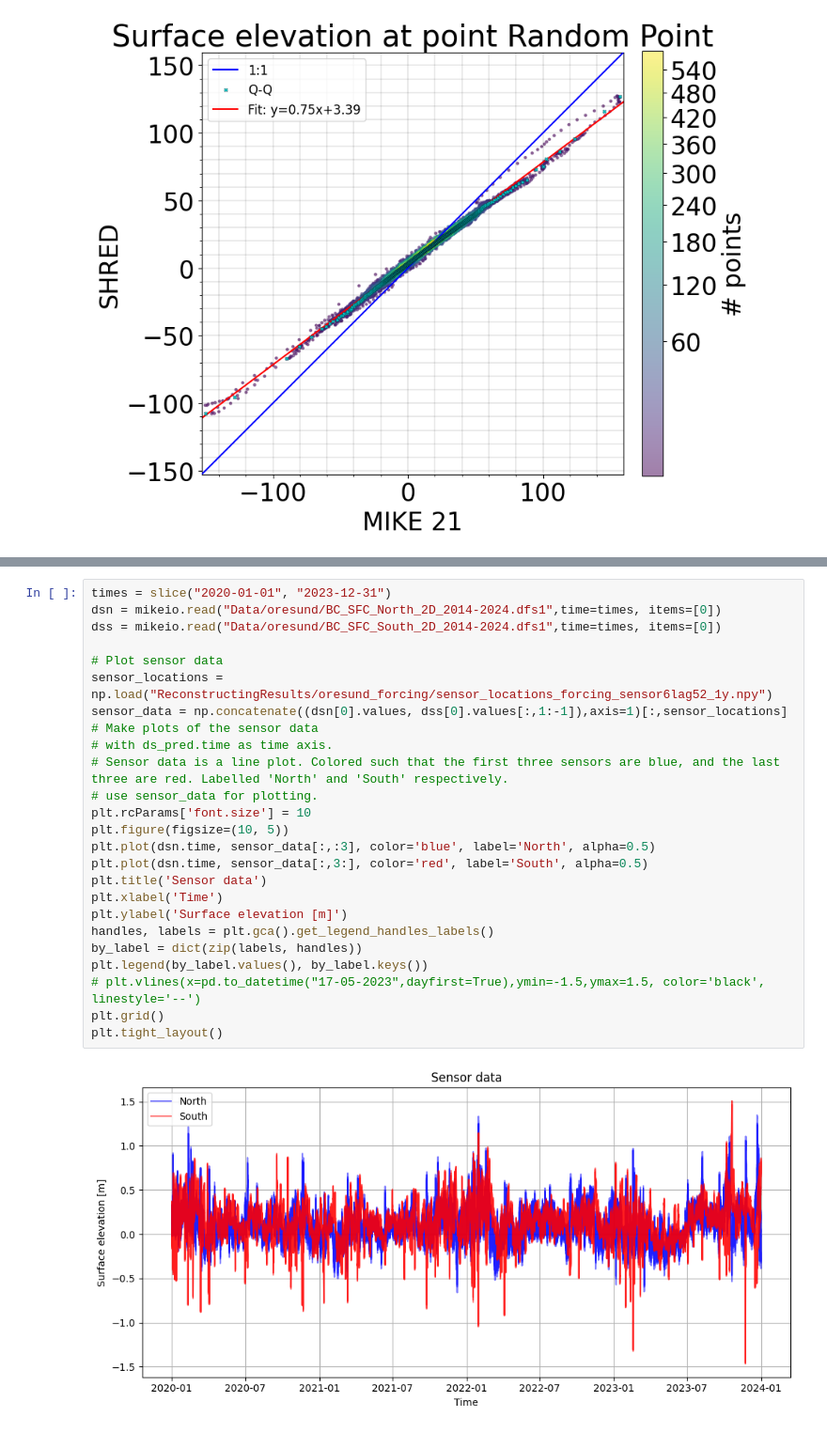
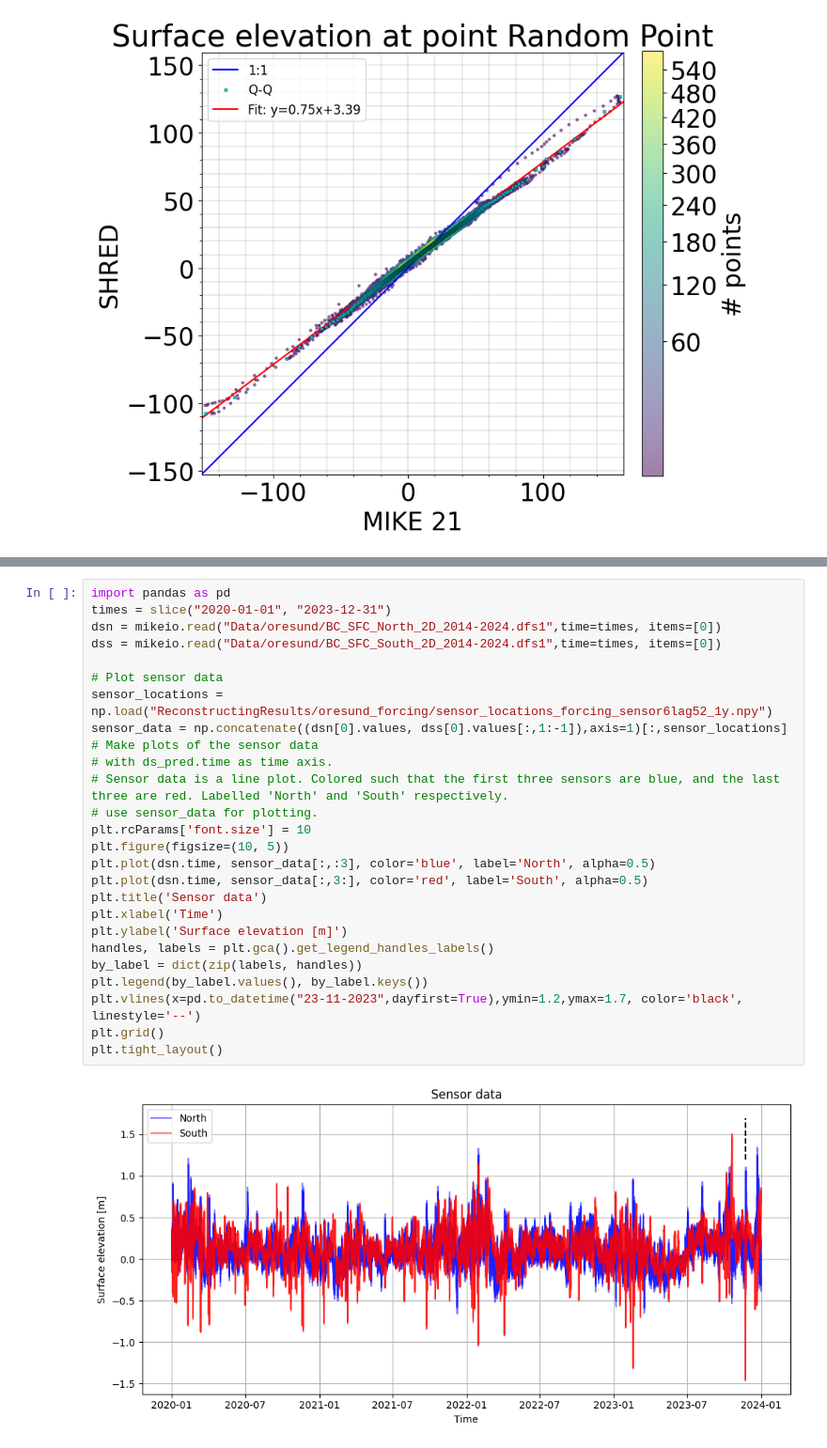
Before and after one commit to FrejaTerpPetersen/pyshred, a Jupyter notebook: Øresund_reconstruction.ipynb, the cells around one changed output, grey strips where cells are left out. Shown at 94% size. Drawn from its saved outputs; the diff is of its cells as text.

```diff
--- a/Øresund_reconstruction.ipynb
+++ b/Øresund_reconstruction.ipynb
@@ -252,27 +258,28 @@ RMSE:  0.066293515 STD:  0.03577329
 # %%
+import pandas as pd
 times = slice("2020-01-01", "2023-12-31")
 dsn = mikeio.read("Data/oresund/BC_SFC_North_2D_2014-2024.dfs1",time=times, items=[0])
 dss = mikeio.read("Data/oresund/BC_SFC_South_2D_2014-2024.dfs1",time=times, items=[0])
 
 # Plot sensor data
 sensor_locations = np.load("ReconstructingResults/oresund_forcing/sensor_locations_forcing_sensor6lag52_1y.npy")
 sensor_data = np.concatenate((dsn[0].values, dss[0].values[:,1:-1]),axis=1)[:,sensor_locations]
 # Make plots of the sensor data
 # with ds_pred.time as time axis.
 # Sensor data is a line plot. Colored such that the first three sensors are blue, and the last three are red. Labelled 'North' and 'South' respectively.
 # use sensor_data for plotting.
 plt.rcParams['font.size'] = 10
 plt.figure(figsize=(10, 5))
 plt.plot(dsn.time, sensor_data[:,:3], color='blue', label='North', alpha=0.5)
 plt.plot(dsn.time, sensor_data[:,3:], color='red', label='South', alpha=0.5)
 plt.title('Sensor data')
 plt.xlabel('Time')
 plt.ylabel('Surface elevation [m]')
 handles, labels = plt.gca().get_legend_handles_labels()
 by_label = dict(zip(labels, handles))
 plt.legend(by_label.values(), by_label.keys())
-# plt.vlines(x=pd.to_datetime("17-05-2023",dayfirst=True),ymin=-1.5,ymax=1.5, color='black', linestyle='--')
+plt.vlines(x=pd.to_datetime("23-11-2023",dayfirst=True),ymin=1.2,ymax=1.7, color='black', linestyle='--')
 plt.grid()
 plt.tight_layout()
 # %% [output]
-[figure, old version]
+[figure, new version]
```
Also changed, not shown: parts of 20 cells of this notebook, 14 other files.
